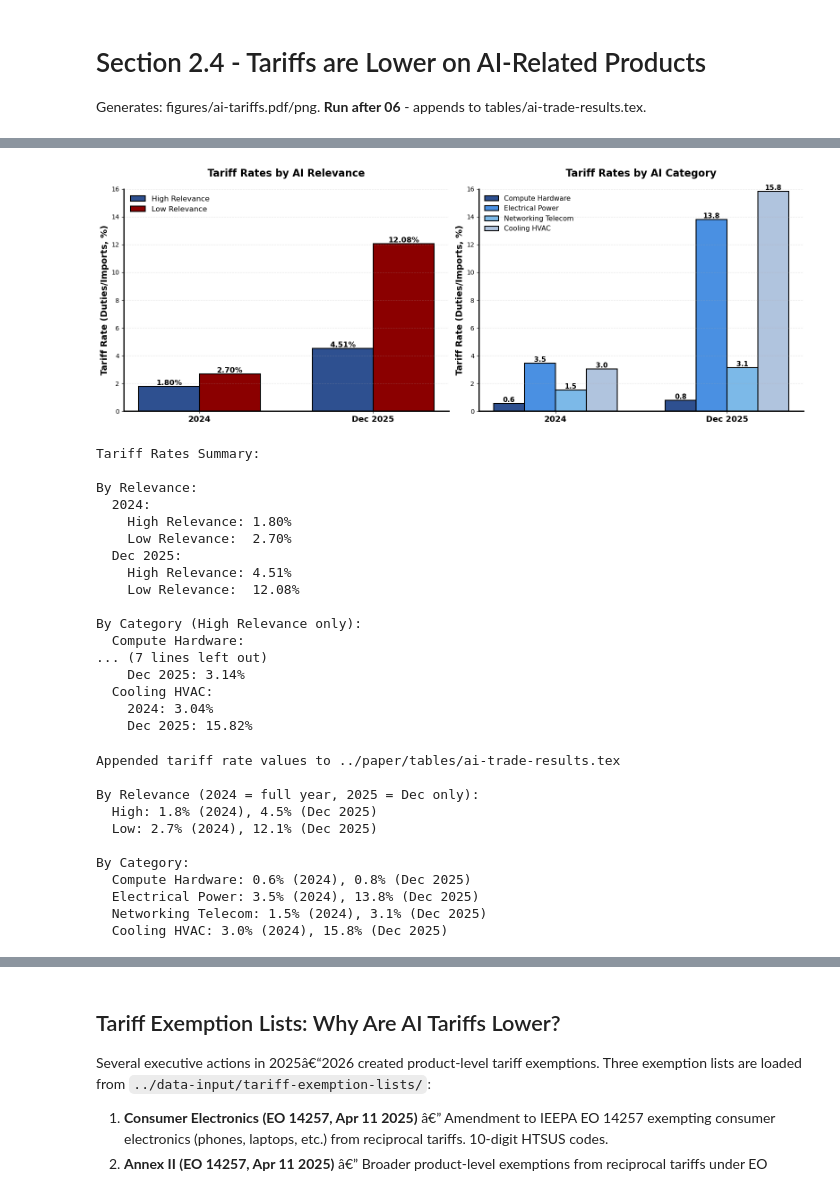
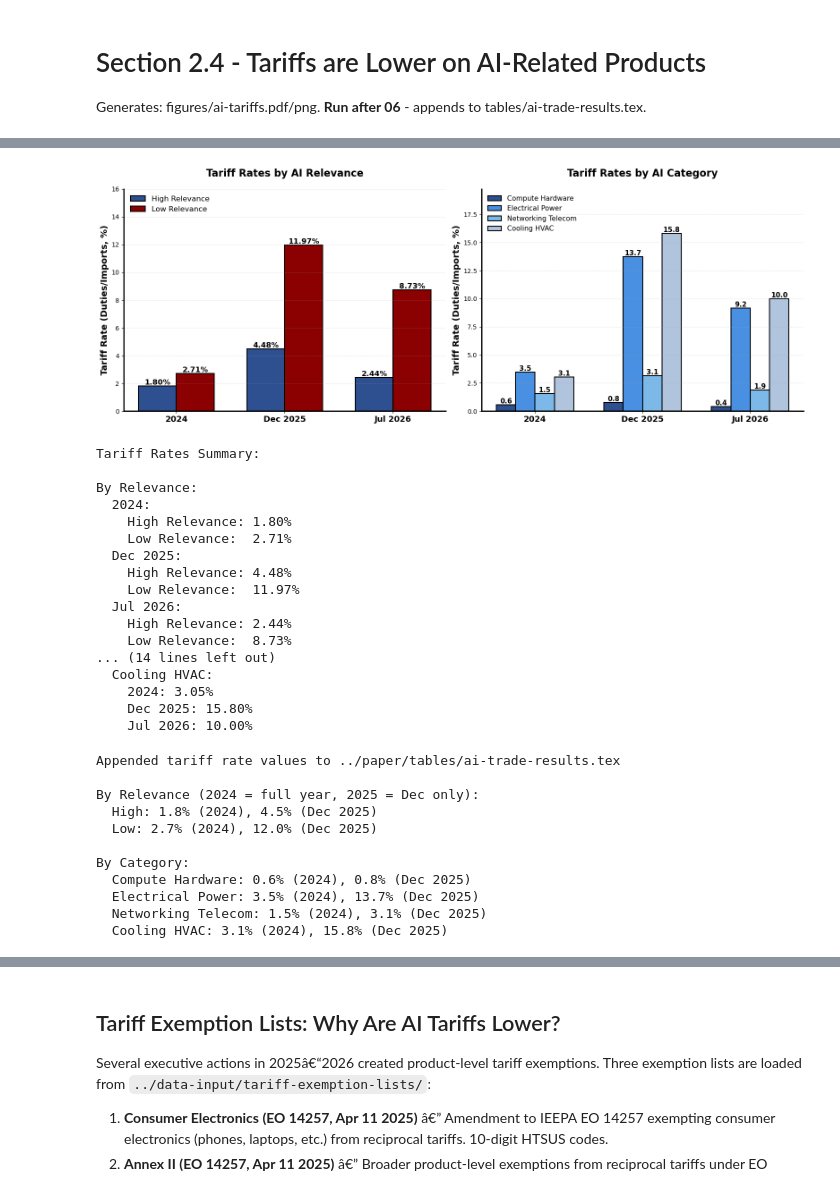
Before and after one commit to tradewartracker/ai-trade-index, a Jupyter notebook: code/09-section2-tariffs.ipynb, the cells around one changed output, grey strips where cells are left out. Saved outputs shown, nothing was run; the diff lists cells and outputs as text; code cells hidden in the pictures.

```diff
--- a/code/09-section2-tariffs.ipynb
+++ b/code/09-section2-tariffs.ipynb
@@ -167,9 +167,12 @@ Tariff Rates (Duties/Imports):
 # %%
 # Two-panel figure: Tariff rates by category (left) and by relevance (right)
-# 2024 = full year, 2025 = December only
+# 2024 = full year, Dec 2025 = December 2025 only, third bar = latest month in the data
 
-labels = ['2024', 'Dec 2025']
 df_reset = df.reset_index()
+last_month = df_reset['time'].max()
+last_label = last_month.strftime('%b %Y')
+
+labels = ['2024', 'Dec 2025', last_label]
 
 # Calculate tariff rates for relevance comparison (High vs Low)
 tariff_data_relevance = {'High': [], 'Low': []}
@@ -185,6 +188,13 @@ for rel in ['High', 'Low']:
 dec_2025 = df_reset[(df_reset['time'].dt.year == 2025) & (df_reset['time'].dt.month == 12)]
 for rel in ['High', 'Low']:
     rel_data = dec_2025[dec_2025['relevance'] == rel]
+    tariff_rate = (rel_data['duty'].sum() / rel_data['imports'].sum()) * 100
+    tariff_data_relevance[rel].append(tariff_rate)
+
+# Latest month in the data
+latest = df_reset[df_reset['time'] == last_month]
+for rel in ['High', 'Low']:
+    rel_data = latest[latest['relevance'] == rel]
     tariff_rate = (rel_data['duty'].sum() / rel_data['imports'].sum()) * 100
     tariff_data_relevance[rel].append(tariff_rate)
 
@@ -207,6 +217,12 @@ for cat in top_4_cats:
                                  (df_high_only['time'].dt.month == 12) &
                                  (df_high_only['primary_category'] == cat)]
     tariff_rate = (cat_dec_2025['duty'].sum() / cat_dec_2025['imports'].sum()) * 100
+    category_tariffs_subset[cat].append(tariff_rate)
+
+    # Latest month in the data
+    cat_latest = df_high_only[(df_high_only['time'] == last_month) &
+                              (df_high_only['primary_category'] == cat)]
+    tariff_rate = (cat_latest['duty'].sum() / cat_latest['imports'].sum()) * 100
     category_tariffs_subset[cat].append(tariff_rate)
 
 # Create two-panel figure
@@ -235,7 +251,8 @@ ax1.set_title('Tariff Rates by AI Relevance', fontsize=16, fontweight='bold', pa
 ax1.set_xticks(x)
 ax1.set_xticklabels(labels)
 
-ax1.set_ylim(0, 16)
+ymax_rel = max(max(v) for v in tariff_data_relevance.values())
+ax1.set_ylim(0, max(16, ymax_rel * 1.25))
 
 ax1.grid(axis='y', alpha=0.3, linestyle='--')
 ax1.tick_params(axis='x', labelsize=13)
@@ -272,55 +289,59 @@ for i, (cat, tariffs) in enumerate(category_tariffs_subset.items()):
 ax2.set_ylabel('Tariff Rate (Duties/Imports, %)', fontsize=14, fontweight='bold')
 ax2.set_title('Tariff Rates by AI Category', fontsize=16, fontweight='bold', pad=20)
 ax2.set_xticks(x)
 ax2.set_xticklabels(labels)
-ax2.set_ylim(0, 16)
+ymax_cat = max(max(v) for v in category_tariffs_subset.values())
+ax2.set_ylim(0, max(16, ymax_cat * 1.25))
 ax2.grid(axis='y', alpha=0.3, linestyle='--')
 ax2.tick_params(axis='x', labelsize=13)
 for label in ax2.get_xticklabels():
     label.set_fontweight('bold')
 ax2.spines["right"].set_visible(False)
 ax2.spines["top"].set_visible(False)
 ax2.spines["left"].set_linewidth(2)
 ax2.spines["bottom"].set_linewidth(2)
 ax2.legend(fontsize=11, frameon=False, loc='upper left', ncol=1)
 
 plt.savefig(figfile+"ai-tariffs.png", bbox_inches = "tight")
 plt.savefig(figfile+"ai-tariffs.pdf", bbox_inches = "tight")
 
 plt.tight_layout()
 plt.show()
 
-print(f"\nTariff Rates Summary:")
-print(f"\nBy Relevance:")
+print()
+print("Tariff Rates Summary:")
+print()
+print("By Relevance:")
 for i, lbl in enumerate(labels):
     print(f"  {lbl}:")
     print(f"    High Relevance: {tariff_data_relevance['High'][i]:.2f}%")
     print(f"    Low Relevance:  {tariff_data_relevance['Low'][i]:.2f}%")
 
-print(f"\nBy Category (High Relevance only):")
+print()
+print("By Category (High Relevance only):")
 for cat, tariffs in category_tariffs_subset.items():
     print(f"  {cat.replace('_', ' ')}:")
     for i, lbl in enumerate(labels):
         print(f"    {lbl}: {tariffs[i]:.2f}%")
 # %% [output]
-[figure, old version]
+[figure, new version]
 Tariff Rates Summary:
 
 By Relevance:
   2024:
     High Relevance: 1.80%
-    Low Relevance:  2.70%
+    Low Relevance:  2.71%
   Dec 2025:
-    High Relevance: 4.51%
-    Low Relevance:  12.08%
-
-By Category (High Relevance only):
-  Compute Hardware:
-... (7 lines left out)
-    Dec 2025: 3.14%
+    High Relevance: 4.48%
+    Low Relevance:  11.97%
+  Jul 2026:
+    High Relevance: 2.44%
+    Low Relevance:  8.73%
+... (14 lines left out)
   Cooling HVAC:
-    2024: 3.04%
-    Dec 2025: 15.82%
+    2024: 3.05%
+    Dec 2025: 15.80%
+    Jul 2026: 10.00%
 # %%
 # Write tariff rate values to LaTeX file
 # Note: 2024 = full year, 2025 = December only
@@ -352,13 +373,13 @@ Appended tariff rate values to ../paper/tables/ai-trade-results.tex
 
 By Relevance (2024 = full year, 2025 = Dec only):
   High: 1.8% (2024), 4.5% (Dec 2025)
-  Low: 2.7% (2024), 12.1% (Dec 2025)
+  Low: 2.7% (2024), 12.0% (Dec 2025)
 
 By Category:
   Compute Hardware: 0.6% (2024), 0.8% (Dec 2025)
-  Electrical Power: 3.5% (2024), 13.8% (Dec 2025)
+  Electrical Power: 3.5% (2024), 13.7% (Dec 2025)
   Networking Telecom: 1.5% (2024), 3.1% (Dec 2025)
-  Cooling HVAC: 3.0% (2024), 15.8% (Dec 2025)
+  Cooling HVAC: 3.1% (2024), 15.8% (Dec 2025)
 # %%
 # Country-specific tariff rates on AI products: top 5 sources
 # Load country-level import data
```
Also changed, not shown: parts of 12 cells of this notebook, 49 other files.
